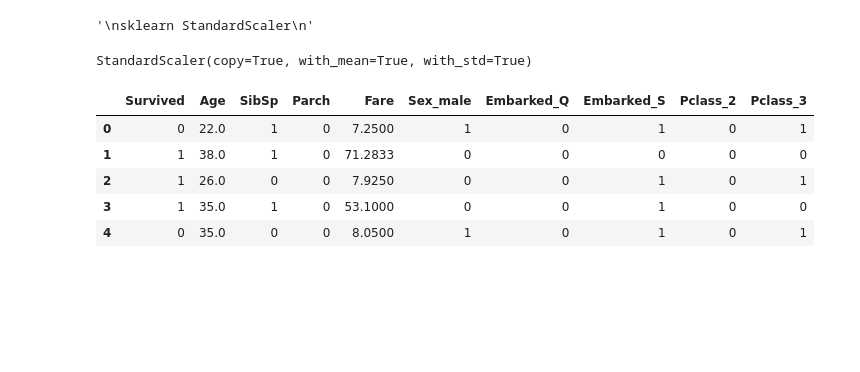
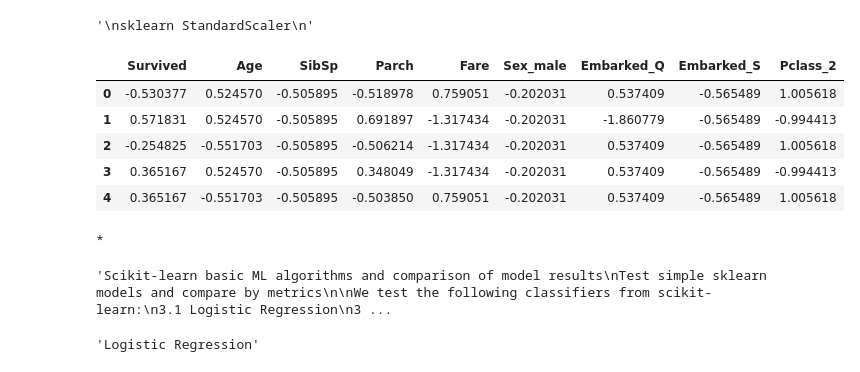
Before and after one commit to acharyasabin/Titanic, a Jupyter notebook: titanic.ipynb, the cells around one changed output. Saved outputs shown, nothing was run; the diff lists cells and outputs as text; code cells hidden in the pictures; blank space fills up the shorter version.

```diff
--- a/titanic.ipynb
+++ b/titanic.ipynb
@@ -447,22 +447,21 @@ scaler = StandardScaler()
 
 # for df_train_ml
 scaler.fit(df_train_ml.drop('Survived',axis=1))
-# scaled_features = scaler.transform(df_train_ml.drop('Survived',axis=1))
-# df_train_ml_sc = pd.DataFrame(scaled_features, columns=df_train_ml.columns[:-1])
+scaled_features = scaler.transform(df_train_ml.drop('Survived',axis=1))
+df_train_ml_sc = pd.DataFrame(scaled_features, columns=df_train_ml.columns[:-1])
 
 # for df_test_ml
-# df_test_ml.fillna(df_test_ml.mean(), inplace=True)
-# scaler.fit(df_test_ml)
-# # scaled_features = scaler.transform(df_test_ml)
-# df_test_ml_sc = pd.DataFrame(scaled_features, columns=df_test_ml.columns)
+df_test_ml.fillna(df_test_ml.mean(), inplace=True)
+scaler.fit(df_test_ml)
+scaled_features = scaler.transform(df_test_ml)
+df_test_ml_sc = pd.DataFrame(scaled_features, columns=df_test_ml.columns)
-# %% [output]
-StandardScaler(copy=True, with_mean=True, with_std=True)
-# %%
-df_train_ml.head()
-# %% [output]
-|  | Survived | Age | SibSp | Parch | Fare | Sex_male | Embarked_Q | Embarked_S | Pclass_2 | Pclass_3 |
-| 0 | 0 | 22.0 | 1 | 0 | 7.2500 | 1 | 0 | 1 | 0 | 1 |
-| 1 | 1 | 38.0 | 1 | 0 | 71.2833 | 0 | 0 | 0 | 0 | 0 |
-| 2 | 1 | 26.0 | 0 | 0 | 7.9250 | 0 | 0 | 1 | 0 | 1 |
-| 3 | 1 | 35.0 | 1 | 0 | 53.1000 | 0 | 0 | 1 | 0 | 0 |
-| 4 | 0 | 35.0 | 0 | 0 | 8.0500 | 1 | 0 | 1 | 0 | 1 |
+# %%
+"""train_test_split
+use 70% of the data for training and 30% for testing"""
+# %% [output]
+|  | Survived | Age | SibSp | Parch | Fare | Sex_male | Embarked_Q | Embarked_S | Pclass_2 |
+| 0 | -0.530377 | 0.524570 | -0.505895 | -0.518978 | 0.759051 | -0.202031 | 0.537409 | -0.565489 | 1.005618 |
+| 1 | 0.571831 | 0.524570 | -0.505895 | 0.691897 | -1.317434 | -0.202031 | -1.860779 | -0.565489 | -0.994413 |
+| 2 | -0.254825 | -0.551703 | -0.505895 | -0.506214 | -1.317434 | -0.202031 | 0.537409 | -0.565489 | 1.005618 |
+| 3 | 0.365167 | 0.524570 | -0.505895 | 0.348049 | -1.317434 | -0.202031 | 0.537409 | -0.565489 | -0.994413 |
+| 4 | 0.365167 | -0.551703 | -0.505895 | -0.503850 | 0.759051 | -0.202031 | 0.537409 | -0.565489 | 1.005618 |
@@ -468,0 +472,33 @@ df_train_ml.head()
+# %%
+# unscaled
+X_train_all = df_train_ml.drop('Survived',axis=1)
+y_train_all = df_train_ml['Survived']
+X_test_all = df_test_ml
+
+# scaled
+X_train_all_sc = df_train_ml_sc
+y_train_all_sc = df_train_ml['Survived']
+X_test_all_sc = df_test_ml_sc
+X_test_all.fillna(X_test_all.mean(), inplace=True)
+print("*")
+# %% [output]
+*
+# %%
+"""Scikit-learn basic ML algorithms and comparison of model results
+Test simple sklearn models and compare by metrics
+
+We test the following classifiers from scikit-learn:
+3.1 Logistic Regression
+3.2 Gaussian Naive Bayes
+3.3 K nearest neighbors KNN
+3.4 Decision tree classifier
+3.5 Random forest classifier
+3.6 SVM classifier
+
+First we apply the data from test/train split to get a first overview of the model performance.
+Later we use the k fold cross validation which gives a better estimate for out of sample data.
+
+For comparison of the results we use these metrics:
+accuracy_score, classification_report, confusion_matrix"""
+# %% [output]
+'Scikit-learn basic ML algorithms and comparison of model results\nTest simple sklearn models and compare by metrics\n\nWe test the following classifiers from scikit-learn:\n3.1 Logistic Regression\n3 ...
@@ -468,0 +507,4 @@ df_train_ml.head()
+# %%
+"""Logistic Regression"""
+# %% [output]
+'Logistic Regression'
```
Also changed, not shown: parts of 32 cells of this notebook, 4 other files.
